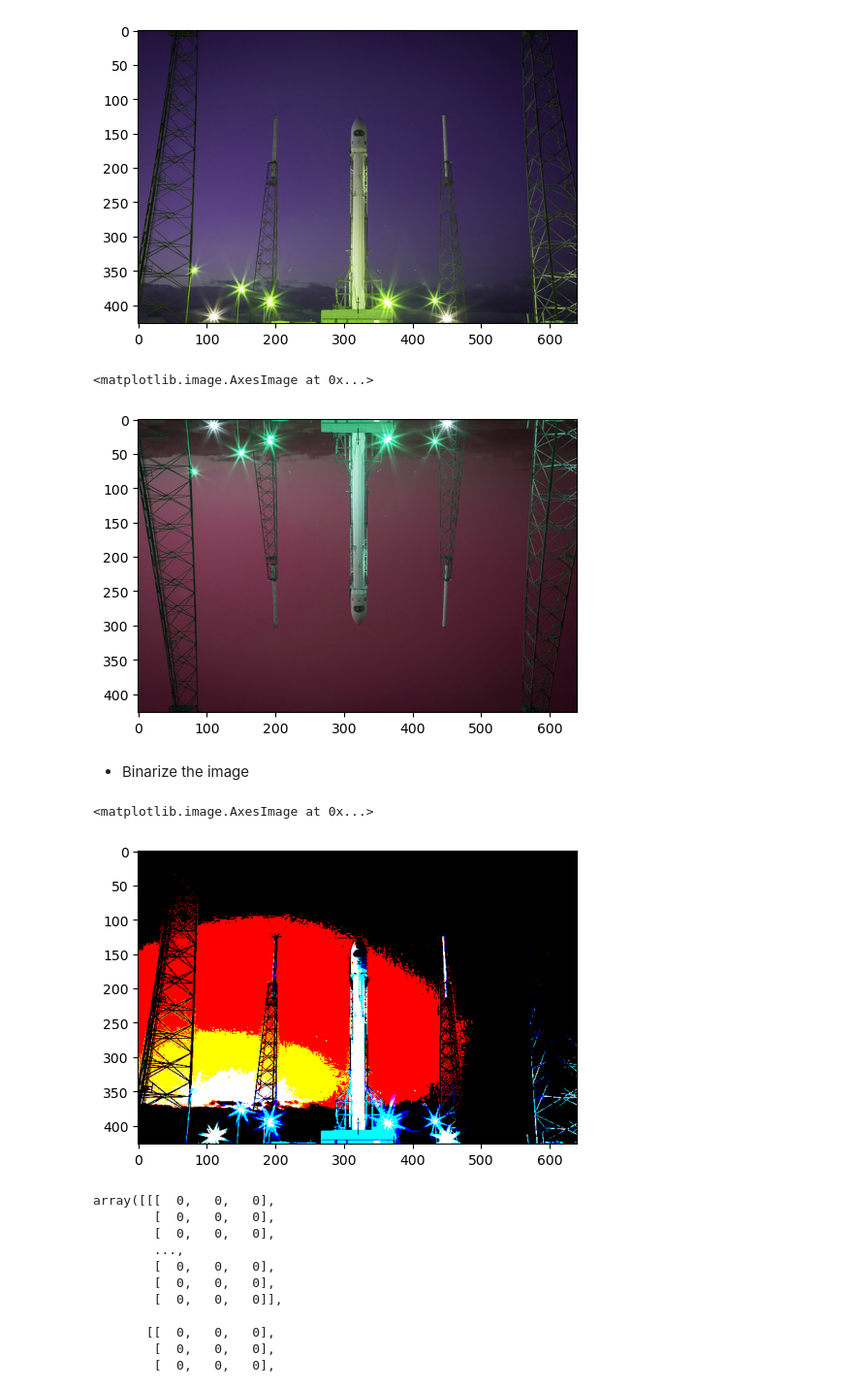
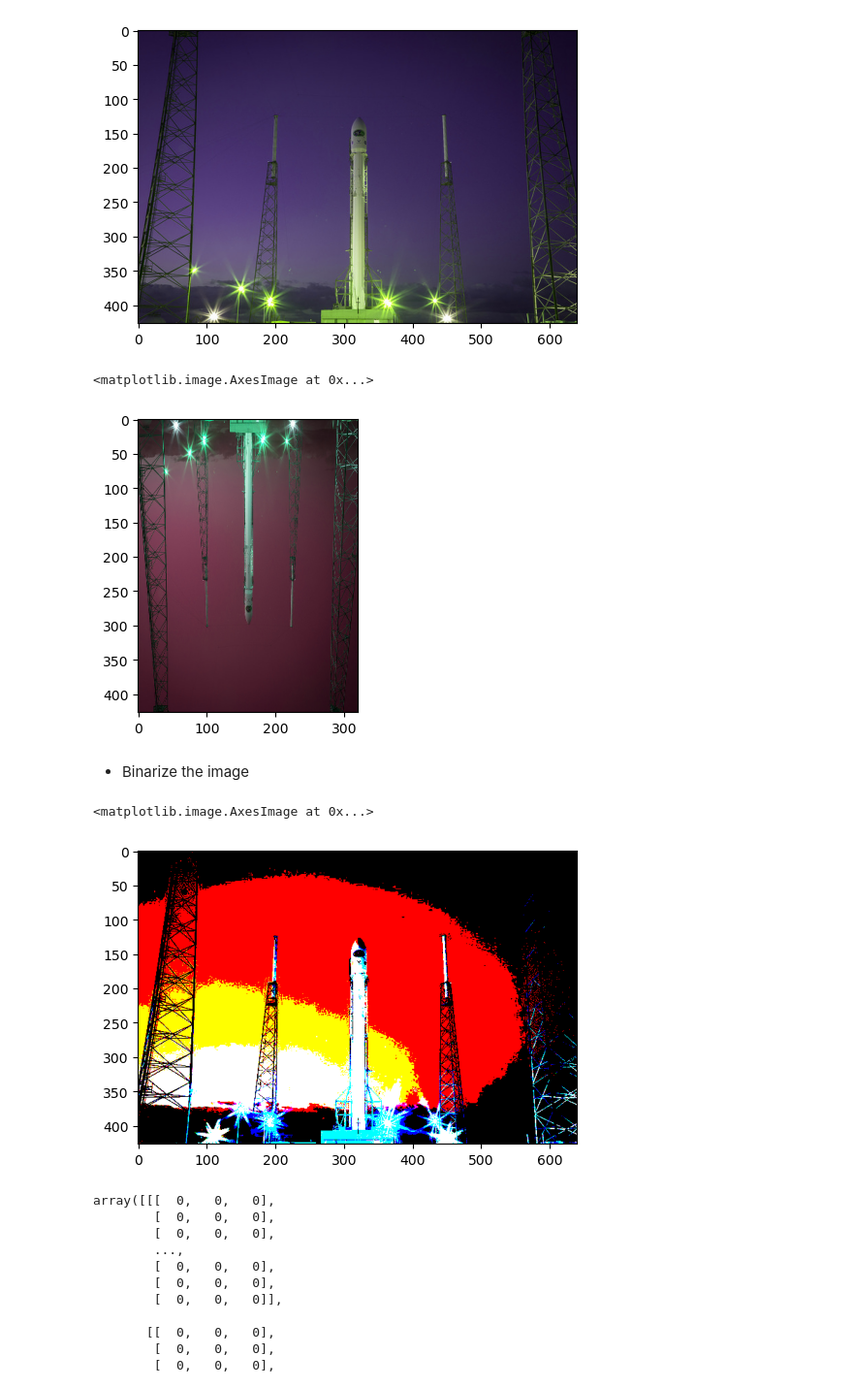
Before and after one commit to smithla-math/UCI_MATH_10, a Jupyter notebook: sections/sec_07/section_7.ipynb, the cells around one changed output. Shown at 97% size. Cells and saved outputs as stored; diff of their text form; code cells hidden in the pictures.

```diff
--- a/sections/sec_07/section_7.ipynb
+++ b/sections/sec_07/section_7.ipynb
@@ -171,17 +214,17 @@ plt.imshow(image_rock[:,:,[1,0,2]])
 [figure]
 # %%
 fig = plt.figure(dpi=100)
-plt.imshow(image_rock[::-1,:,[2,0,1]])
+plt.imshow(image_rock[::-1,::2,[2,0,1]])
 # %% [output]
 <matplotlib.image.AxesImage at 0x...>
-[figure, old version]
+[figure, new version]
 # %% [markdown]
 - Binarize the image
 # %%
 image = image_rock
 image_bi = np.empty_like(image)
 
-thresh = 90
+thresh = 75
 maxval = 255
 
 for i in range(3): #loop over each color channel
@@ -191,7 +234,7 @@ fig = plt.figure(dpi=100)
 plt.imshow(image_bi[:,:,[2,1,0]])
 # %% [output]
 <matplotlib.image.AxesImage at 0x...>
-[figure, old version]
+[figure, new version]
 # %%
 image_bi
 # %% [output]
```
Also changed, not shown: parts of 7 cells of this notebook, 10 other files.
